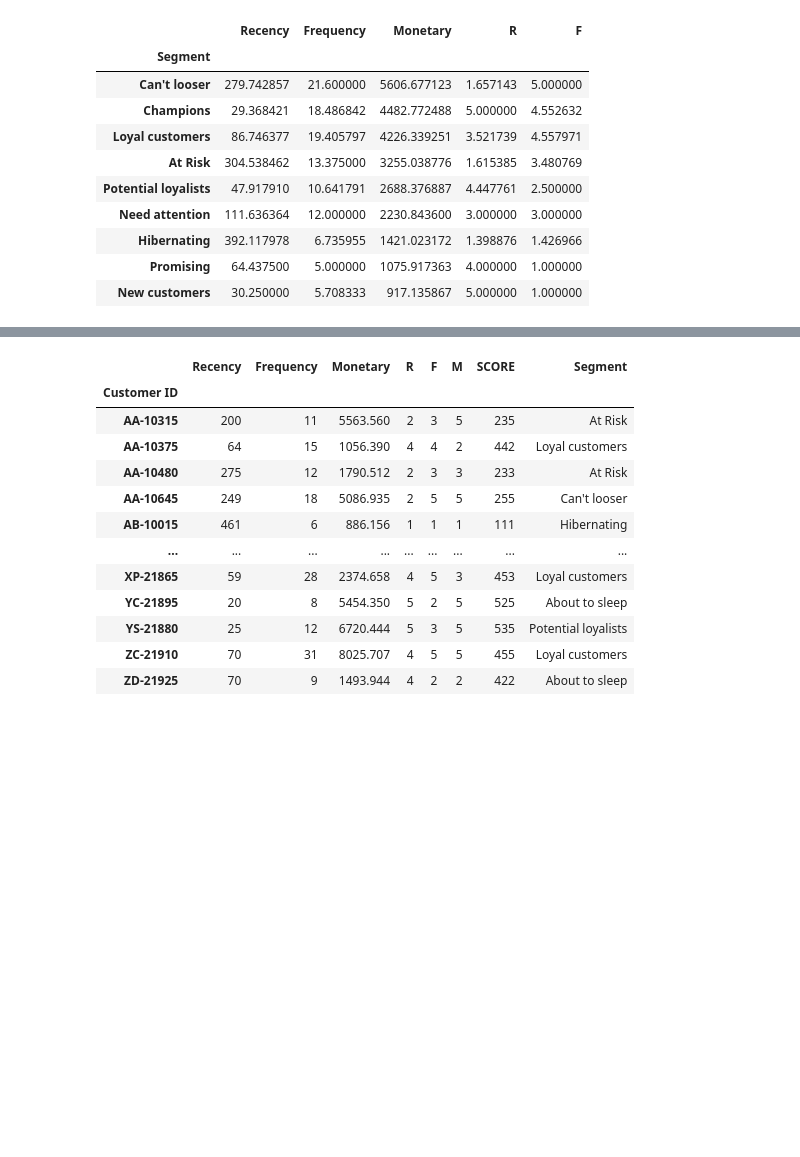
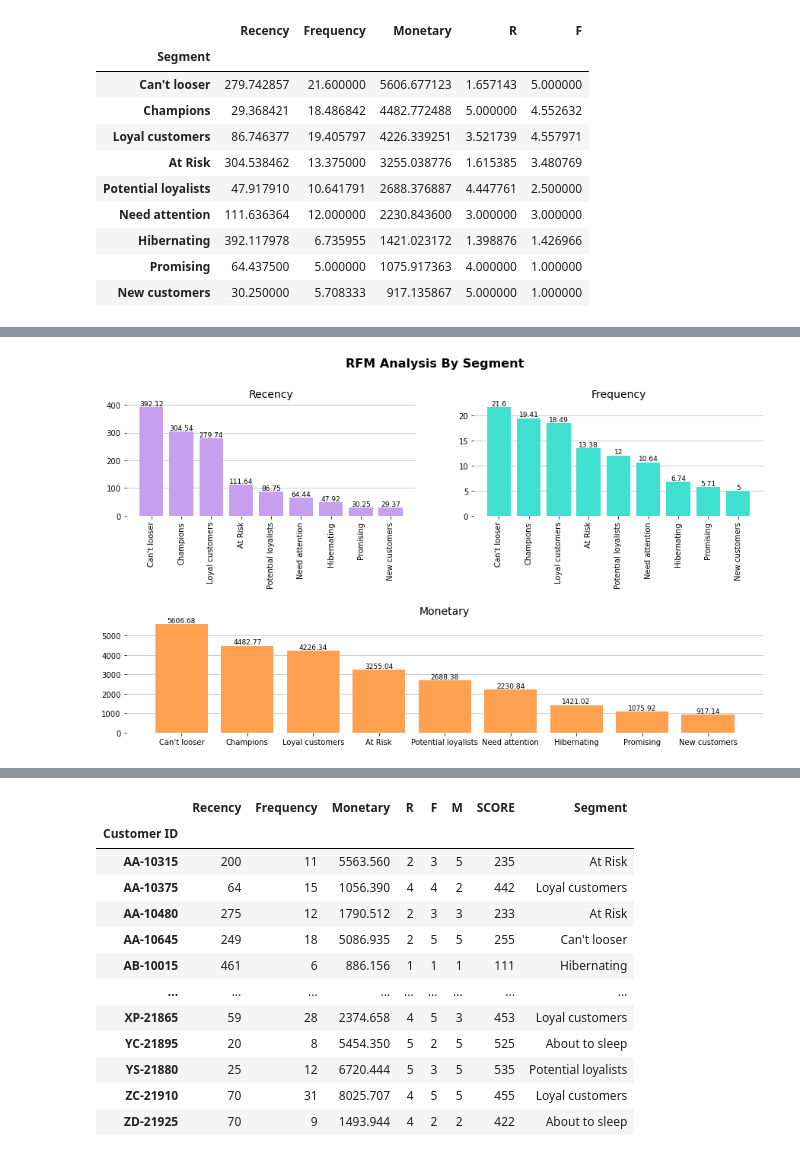
Before and after one commit to SebastianUrdaneguiBisalaya/Segmentacion-RFM, a Jupyter notebook: notebook/Segmentation RFM.ipynb, the cells around one changed output, grey strips where cells are left out. Saved outputs shown, nothing was run; the diff lists cells and outputs as text; code cells hidden in the pictures; blank space fills up the shorter version.

```diff
--- a/notebook/Segmentation RFM.ipynb
+++ b/notebook/Segmentation RFM.ipynb
@@ -267,3 +281,69 @@ rfm_group
+# %%
+rfm_group = round(rfm_group[["Recency", "Frequency", "Monetary"]],2)
+fig = plt.figure(figsize=(15,8))
+ax1 = fig.add_subplot(2,2,1)
+ax1.bar(rfm_group.index, rfm_group["Recency"].sort_values(ascending = False), color = '#C79FEF')
+plt.xticks(rotation = 90)
+plt.subplots_adjust(hspace=0.9)
+ax1.set_title("Recency", size = 14)
+
+for i in ['bottom', 'left']:
+    ax1.spines[i].set_color('black')
+    ax1.spines[i].set_linewidth(1.5)
+right_side = ax1.spines["right"]
+right_side.set_visible(False)
+left_side = ax1.spines["left"]
+left_side.set_visible(False)
+top_side = ax1.spines["top"]
+top_side.set_visible(False)
+bottom_side = ax1.spines["bottom"]
+bottom_side.set_visible(False)
+ax1.set_axisbelow(True)
+ax1.grid(color='gray', linewidth=1, axis='y', alpha=0.4)
+ax1.bar_label(ax1.containers[0], fontsize = 9)
+
+ax2 = fig.add_subplot(2,2,2)
+ax2.bar(rfm_group.index, rfm_group["Frequency"].sort_values(ascending = False), color = "#40E0D0")
+plt.xticks(rotation = 90)
+ax2.set_title("Frequency", size = 14)
+
+for i in ['bottom', 'left']:
+    ax1.spines[i].set_color('black')
+    ax1.spines[i].set_linewidth(1.5)
+right_side = ax2.spines["right"]
+right_side.set_visible(False)
+left_side = ax2.spines["left"]
+left_side.set_visible(False)
+top_side = ax2.spines["top"]
+top_side.set_visible(False)
+bottom_side = ax2.spines["bottom"]
+bottom_side.set_visible(False)
+ax2.set_axisbelow(True)
+ax2.grid(color='gray', linewidth=1, axis='y', alpha=0.4)
+ax2.bar_label(ax2.containers[0], fontsize = 9)
+
+ax3 = fig.add_subplot(2,1,2)
+ax3.bar(rfm_group.index, rfm_group["Monetary"].sort_values(ascending = False), color = "#FFA150")
+ax3.set_title("Monetary", size = 14)
+for i in ['bottom', 'left']:
+    ax3.spines[i].set_color('black')
+    ax3.spines[i].set_linewidth(1.5)
+right_side = ax3.spines["right"]
+right_side.set_visible(False)
+left_side = ax3.spines["left"]
+left_side.set_visible(False)
+top_side = ax3.spines["top"]
+top_side.set_visible(False)
+bottom_side = ax3.spines["bottom"]
+bottom_side.set_visible(False)
+ax3.set_axisbelow(True)
+ax3.grid(color='gray', linewidth=1, axis='y', alpha=0.4)
+ax3.bar_label(ax3.containers[0], fontsize = 9)
+
+plt.suptitle("RFM Analysis By Segment", size = 16, fontweight = 'bold')
+plt.show()
+# %% [output]
+[figure, added]
 # %%
 dataplot = pd.DataFrame(RFM.groupby("Segment")["SCORE"].count()).apply(lambda x : round(x/len(RFM["SCORE"])*100,2)).sort_values(by =
                     "SCORE", ascending = True).rename(columns = {'SCORE':'Clientes (%)'})
```
Also changed, not shown: parts of 3 cells of this notebook, 1 other file.
